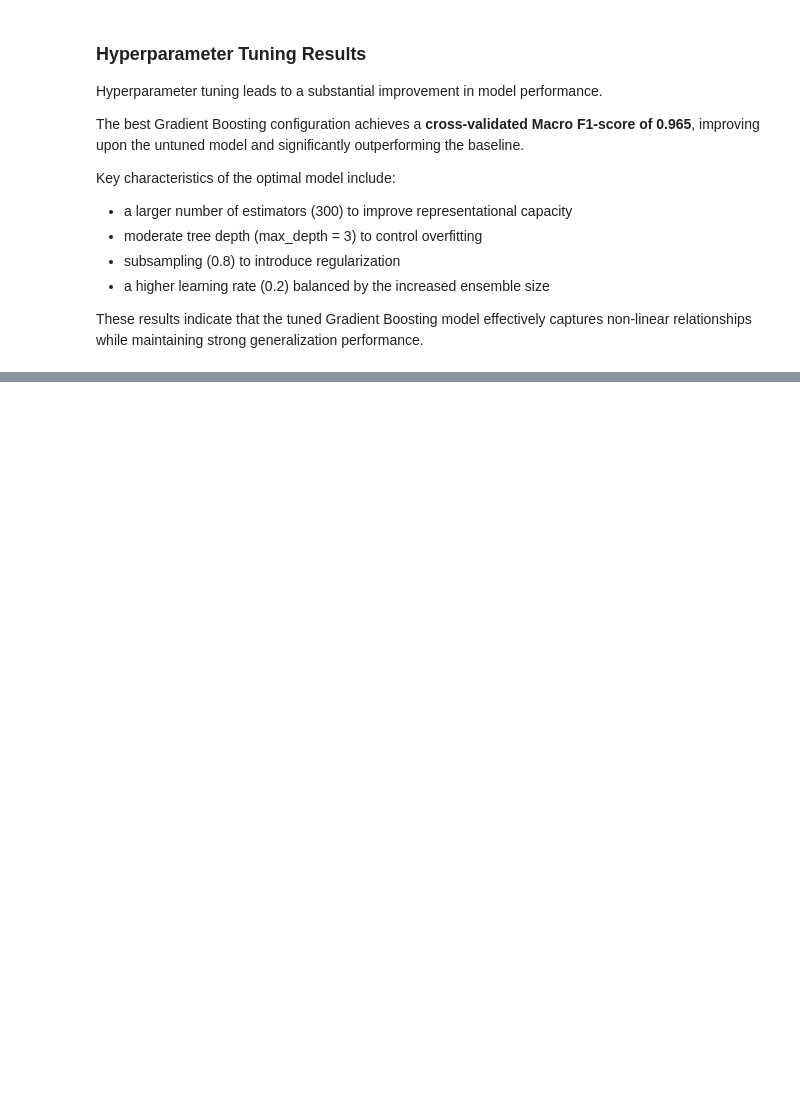
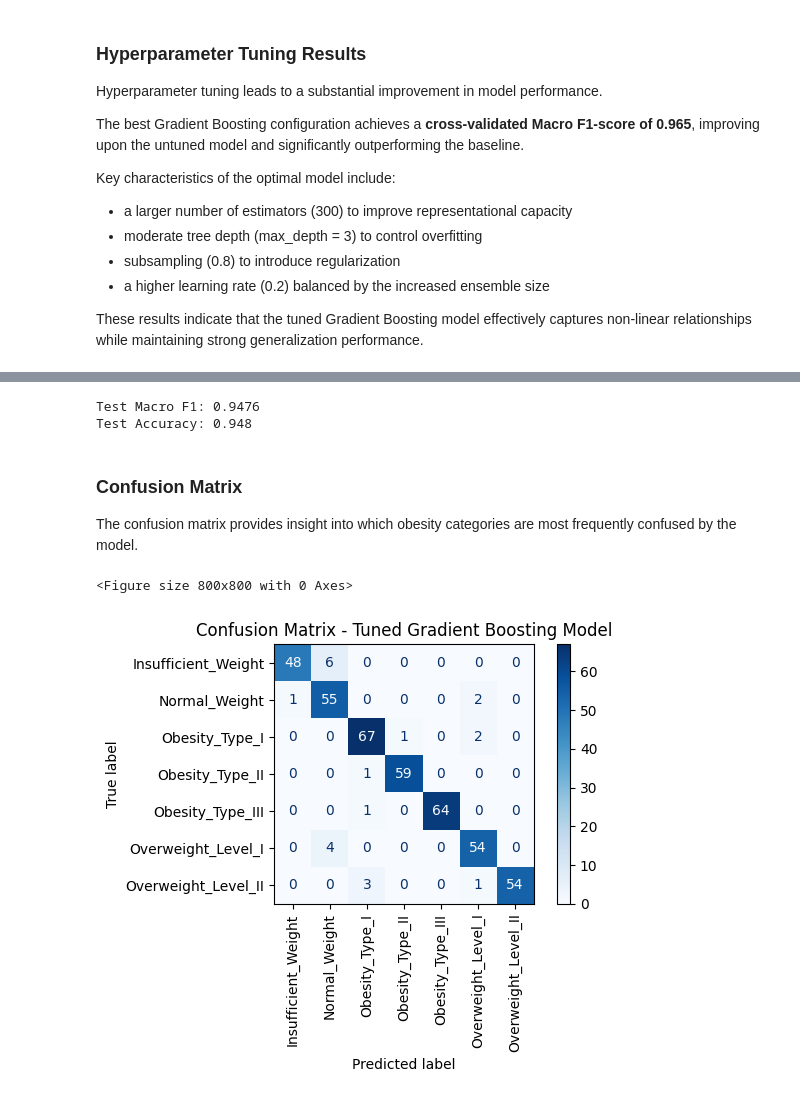
Before and after one commit to infoagambisa-source/obesity-ml-pipeline, a Jupyter notebook: notebooks/01_obesity_workflow.ipynb, the cells around one changed output, grey strips where cells are left out. Cells and saved outputs as stored; diff of their text form; code cells hidden in the pictures; blank space fills up the shorter version.

Commit message:
notebook: final test evaluation, conclusions, and future work

```diff
--- a/notebooks/01_obesity_workflow.ipynb
+++ b/notebooks/01_obesity_workflow.ipynb
@@ -739,0 +753,2 @@ non-linear relationships while maintaining strong generalization performance.
+# %%
+best_model = gb_search.best_estimator_
@@ -739,0 +761,36 @@ non-linear relationships while maintaining strong generalization performance.
+# %%
+from sklearn.metrics import f1_score, accuracy_score
+
+y_test_pred = best_model.predict(X_test)
+
+test_f1 = f1_score(y_test, y_test_pred, average="macro")
+test_acc = accuracy_score(y_test, y_test_pred)
+
+print("Test Macro F1:", round(test_f1, 4))
+print("Test Accuracy:", round(test_acc, 4))
+# %% [output]
+Test Macro F1: 0.9476
+Test Accuracy: 0.948
+# %% [markdown]
+### Confusion Matrix
+
+The confusion matrix provides insight into which obesity categories
+are most frequently confused by the model.
+# %%
+from sklearn.metrics import ConfusionMatrixDisplay
+import matplotlib.pyplot as plt
+
+plt.figure(figsize=(8, 8))
+ConfusionMatrixDisplay.from_predictions(
+    y_test,
+    y_test_pred,
+    xticks_rotation=90,
+    cmap="Blues"
+)
+
+plt.title("Confusion Matrix - Tuned Gradient Boosting Model")
+plt.tight_layout()
+plt.show()
+# %% [output]
+<Figure size 800x800 with 0 Axes>
+[figure, added]
```
Also changed, not shown: parts of 5 cells of this notebook.
